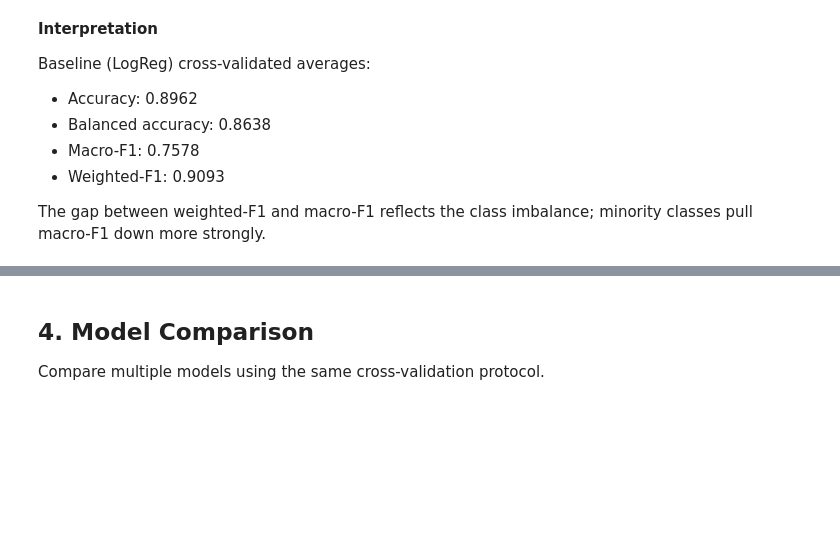
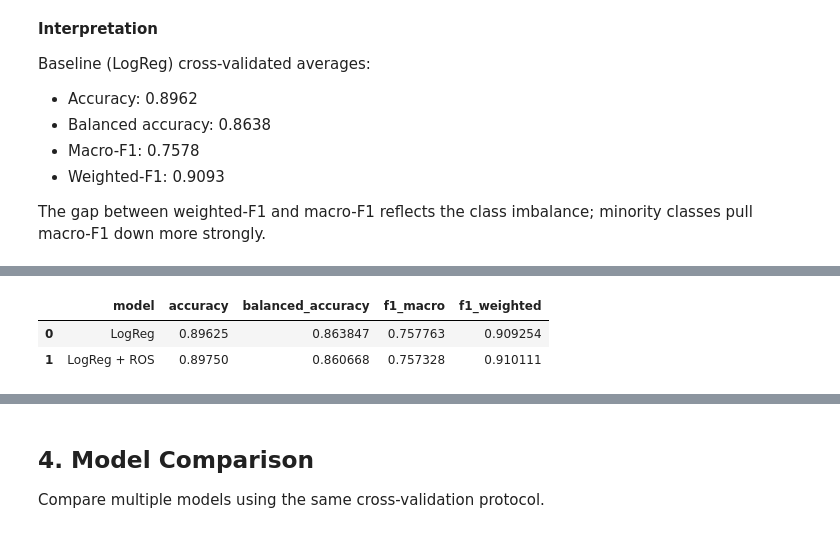
Before and after one commit to Abhay1Dhakl/diabetes-nyp-classification-clustering, a Jupyter notebook: notebooks/03_classification.ipynb, the cells around one changed output, grey strips where cells are left out. Cells and saved outputs as stored; diff of their text form; code cells hidden in the pictures; blank space fills up the shorter version.

```diff
--- a/notebooks/03_classification.ipynb
+++ b/notebooks/03_classification.ipynb
@@ -140,0 +148,24 @@ The gap between weighted-F1 and macro-F1 reflects the class imbalance; minority
+# %%
+try:
+    from imblearn.over_sampling import RandomOverSampler
+    from imblearn.pipeline import Pipeline as ImbPipeline
+except ImportError as exc:
+    raise ImportError(
+        "Install imbalanced-learn to run oversampling: pip install imbalanced-learn"
+    ) from exc
+
+ros_model = ImbPipeline(
+    steps=[
+        ("sampler", RandomOverSampler(random_state=RANDOM_STATE)),
+        ("model", LogisticRegression(max_iter=2000, random_state=RANDOM_STATE)),
+    ]
+)
+
+oversample_metrics = cross_val_metrics(
+    "LogReg + ROS", ros_model, X_train, y_train, cv
+)
+pd.DataFrame([baseline_metrics, oversample_metrics])
+# %% [output]
+|  | model | accuracy | balanced_accuracy | f1_macro | f1_weighted |
+| 0 | LogReg | 0.89625 | 0.863847 | 0.757763 | 0.909254 |
+| 1 | LogReg + ROS | 0.89750 | 0.860668 | 0.757328 | 0.910111 |
```
Also changed, not shown: parts of 7 cells of this notebook, 2 other files.
